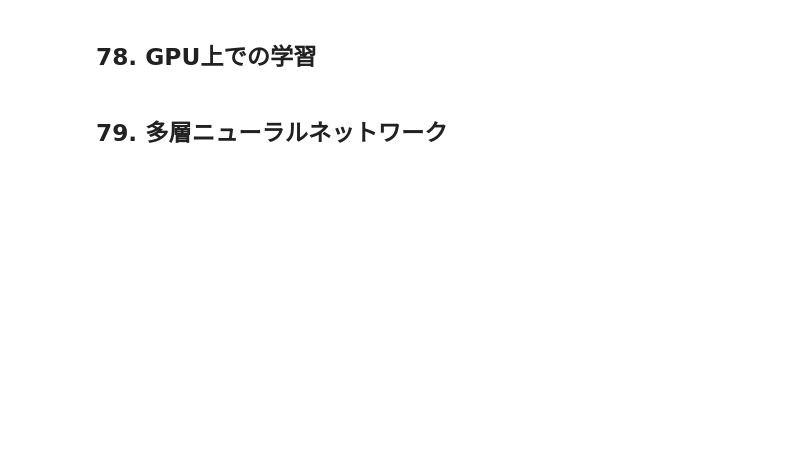
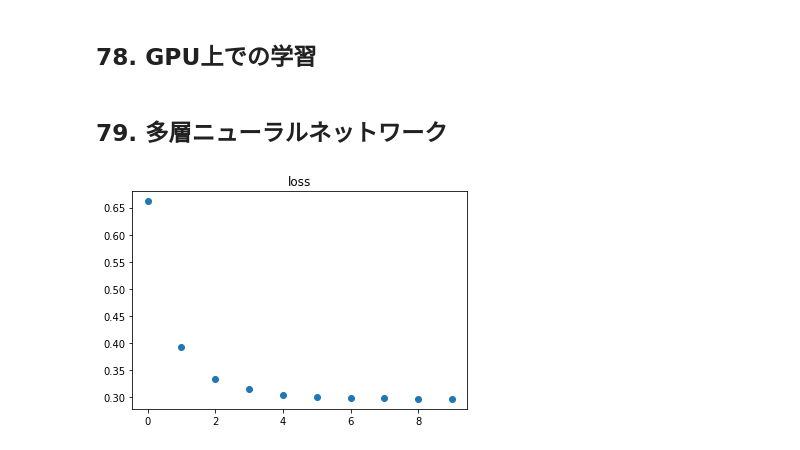
Before and after one commit to supawichable/NLP100, a Jupyter notebook: chapter08/chapter08_jiarakul.ipynb, the cells around one changed output. Saved outputs shown, nothing was run; the diff lists cells and outputs as text; code cells hidden in the pictures; blank space fills up the shorter version.

```diff
--- a/chapter08/chapter08_jiarakul.ipynb
+++ b/chapter08/chapter08_jiarakul.ipynb
@@ -221,2 +385,55 @@ test accuracy: tensor([0.8913])
 # %% [markdown]
 ## 79. 多層ニューラルネットワーク
+# %%
+class NeuralNetworkMulti(nn.Module):
+  def __init__(self, input_size, output__middle_size, output_size):
+    super().__init__()
+    self.fc1 = nn.Linear(input_size, output__middle_size, bias=True)
+    self.fc2 = nn.Linear(output__middle_size, output__middle_size, bias=True)
+    self.fc3 = nn.Linear(output__middle_size, output_size, bias=True)
+
+  def forward(self, x):
+    l1 = F.relu(self.fc1(x))
+    l2 = F.relu(self.fc2(l1))
+    x = self.fc3(l2)
+    return x
+# %%
+nn_model_multi = NeuralNetworkMulti(300, 100, 4)
+
+learning_rate = 0.01
+n_iters = 10
+
+optimizer = optim.SGD(nn_model_multi.parameters(), lr=learning_rate)
+dataset = TensorDataset(Xtrain, Ytrain)
+loader = DataLoader(dataset, batch_size=1, shuffle=True)
+loss_list = []
+acc_list = []
+batches = [2**x for x in range(n_iters)]
+time_list = []
+
+for batch in batches:
+  total_loss = 0
+  dataset = TensorDataset(Xtrain, Ytrain)
+  loader = DataLoader(dataset, batch_size=batch, shuffle=True)
+  start_time = time.time()
+  for x, y in loader:
+    if torch.cuda.is_available():
+      print('using GPU')
+      x, y = x.to('cuda'), y.to('cuda')
+    optimizer.zero_grad()
+    loss_value = loss(nn_model_multi(x),y)
+    loss_value.backward()
+    optimizer.step()
+    total_loss += loss_value.item()
+  loss_point = total_loss/len(loader)
+#   acc_point = acc(loader,model)
+  loss_list.append(loss_point)
+#   acc_list.append(acc_point)
+  time_list.append(time.time()-start_time)
+
+# display output
+plt.title('loss')
+plt.scatter(range(epoch+1), loss_list)
+plt.show()
+# %% [output]
+[figure, added]
```
Also changed, not shown: parts of 11 cells of this notebook.
